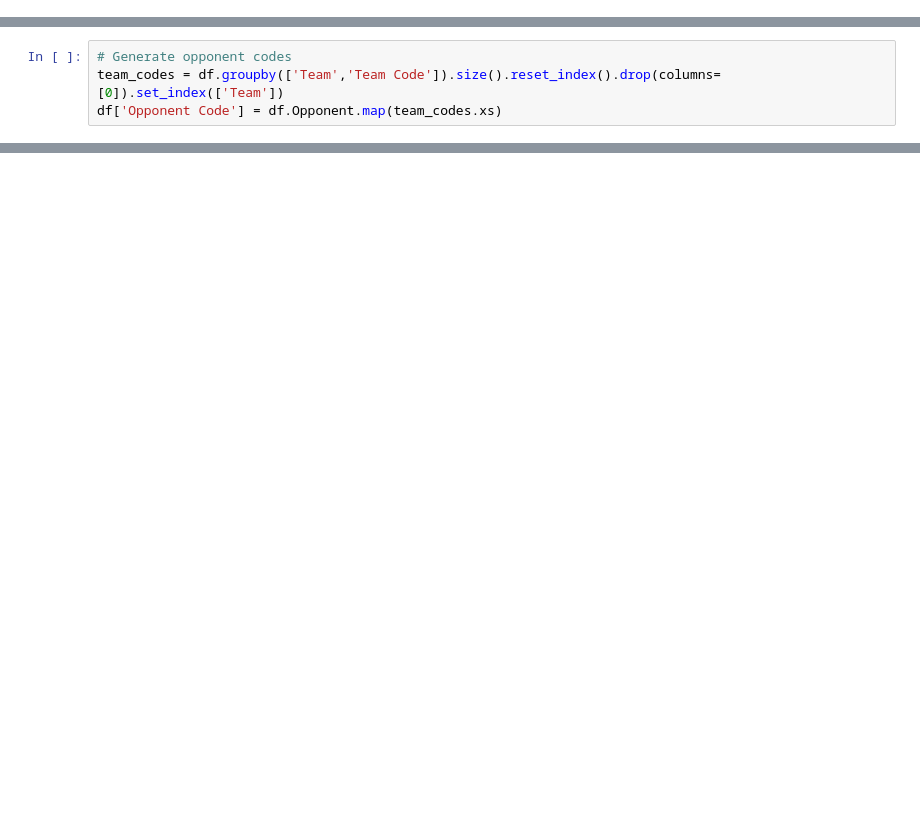
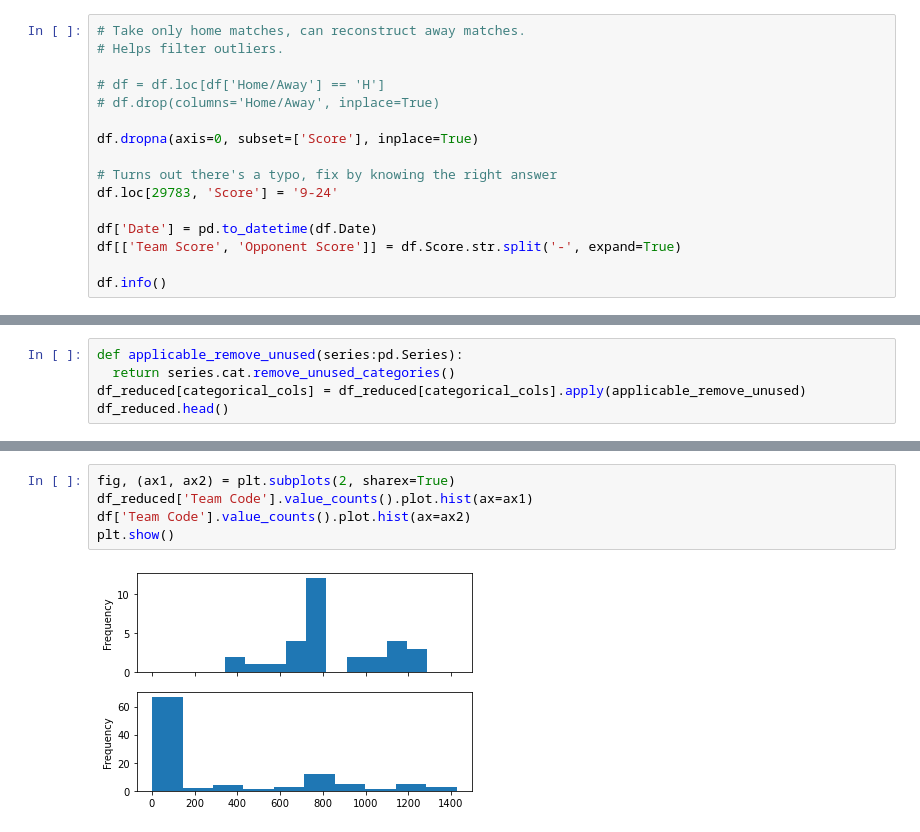
Before and after one commit to Eric-w-H/ORIE4741_Project, a Jupyter notebook: models/last-five-model.ipynb, the cells around one changed output, grey strips where cells are left out. Drawn from its saved outputs; the diff is of its cells as text; blank space fills up the shorter version.

```diff
--- a/models/last-five-model.ipynb
+++ b/models/last-five-model.ipynb
@@ -42,0 +22,16 @@ memory usage: 724.2+ KB
+# %%
+# Take only home matches, can reconstruct away matches.
+# Helps filter outliers.
+
+# df = df.loc[df['Home/Away'] == 'H']
+# df.drop(columns='Home/Away', inplace=True)
+
+df.dropna(axis=0, subset=['Score'], inplace=True)
+
+# Turns out there's a typo, fix by knowing the right answer
+df.loc[29783, 'Score'] = '9-24'
+
+df['Date'] = pd.to_datetime(df.Date)
+df[['Team Score', 'Opponent Score']] = df.Score.str.split('-', expand=True)
+
+df.info()
@@ -98,4 +118,0 @@ memory usage: 686.5+ KB
-# %%
-# Generate opponent codes
-team_codes = df.groupby(['Team','Team Code']).size().reset_index().drop(columns=[0]).set_index(['Team'])
-df['Opponent Code'] = df.Opponent.map(team_codes.xs)
@@ -108,0 +119,5 @@ df['Team Code'].value_counts().plot.hist()
+# %%
+def applicable_remove_unused(series:pd.Series):
+  return series.cat.remove_unused_categories()
+df_reduced[categorical_cols] = df_reduced[categorical_cols].apply(applicable_remove_unused)
+df_reduced.head()
@@ -109 +151,8 @@ df['Team Code'].value_counts().plot.hist()
+# %%
+fig, (ax1, ax2) = plt.subplots(2, sharex=True)
+df_reduced['Team Code'].value_counts().plot.hist(ax=ax1)
+df['Team Code'].value_counts().plot.hist(ax=ax2)
+plt.show()
+# %% [output]
+[figure, added]
 # %%
```
Also changed, not shown: parts of 29 cells of this notebook, 2 other files.
